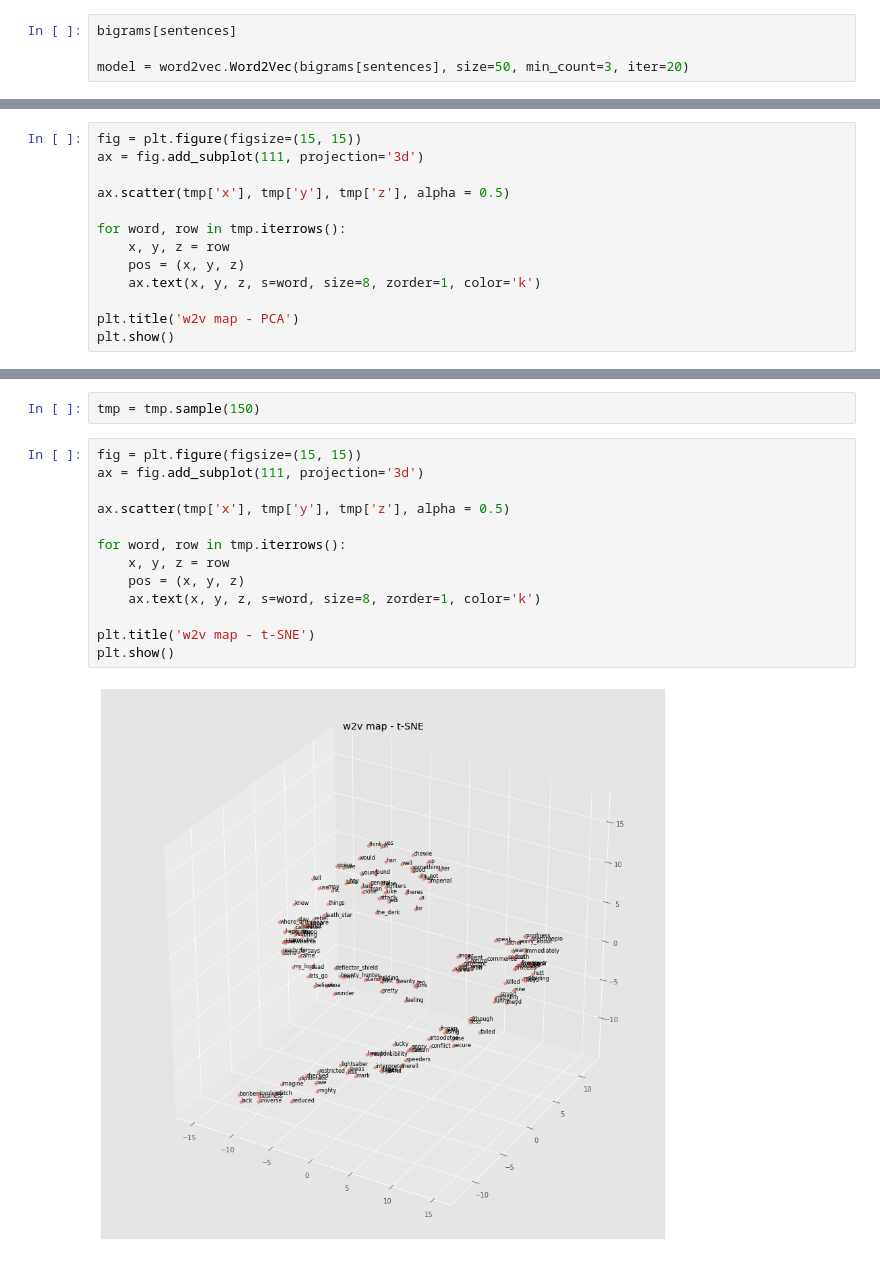
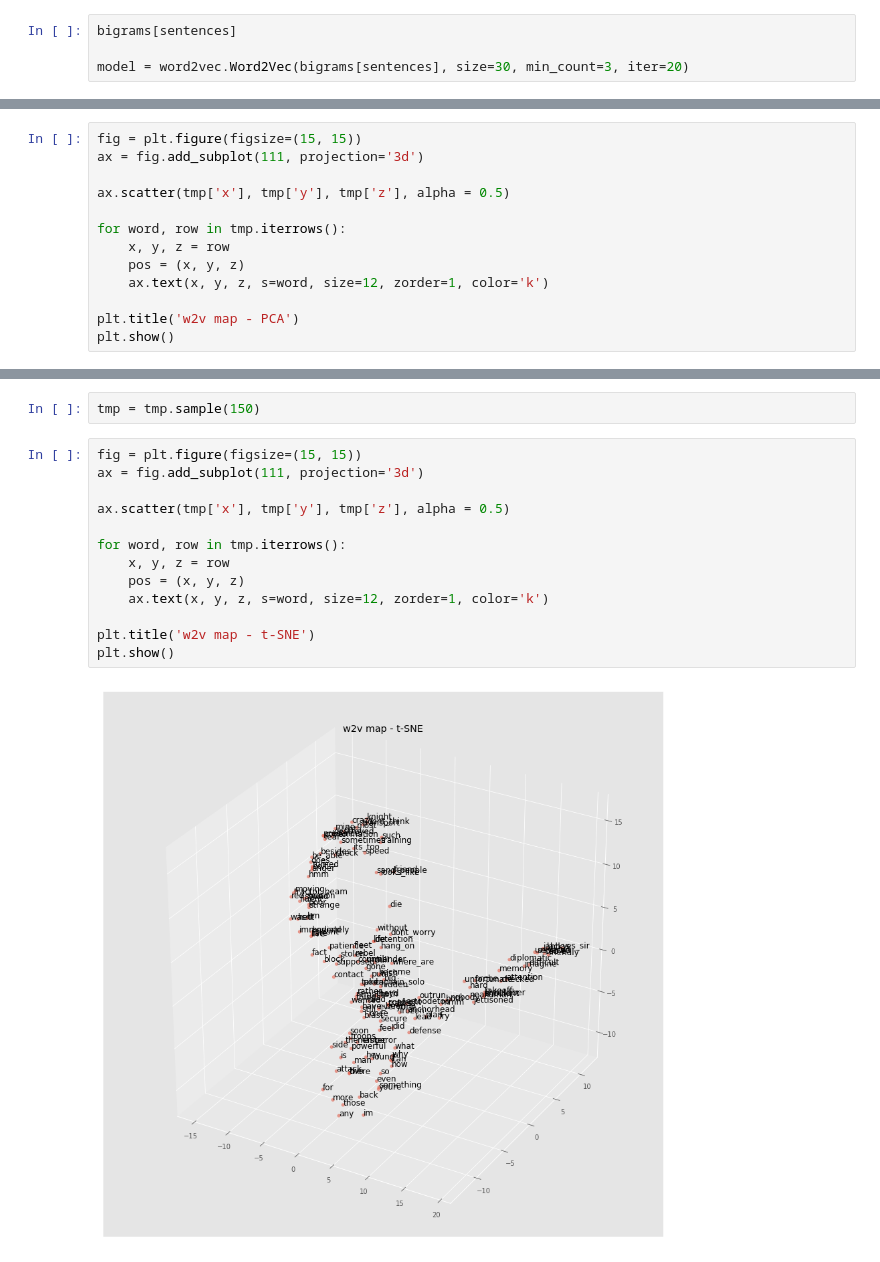
Before and after one commit to AaronCWacker/MachineLearning, a Jupyter notebook: IoTApps/word2vec.ipynb, the cells around one changed output, grey strips where cells are left out. Saved outputs shown, nothing was run; the diff lists cells and outputs as text.

```diff
--- a/IoTApps/word2vec.ipynb
+++ b/IoTApps/word2vec.ipynb
@@ -100,7 +100,7 @@ This gives us something to train a w2v model over. There are a couple of importa
 # %%
 bigrams[sentences]
 
-model = word2vec.Word2Vec(bigrams[sentences], size=50, min_count=3, iter=20)
+model = word2vec.Word2Vec(bigrams[sentences], size=30, min_count=3, iter=20)
 # %%
 model.wv.most_similar('death_star')
 # %% [output]
@@ -160,7 +160,7 @@ ax.scatter(tmp['x'], tmp['y'], tmp['z'], alpha = 0.5)
 for word, row in tmp.iterrows():
     x, y, z = row
     pos = (x, y, z)
-    ax.text(x, y, z, s=word, size=8, zorder=1, color='k')
+    ax.text(x, y, z, s=word, size=12, zorder=1, color='k')
 
 plt.title('w2v map - PCA')
 plt.show()
@@ -185,15 +185,15 @@ tmp = tmp.sample(150)
 # %%
 fig = plt.figure(figsize=(15, 15))
 ax = fig.add_subplot(111, projection='3d')
 
 ax.scatter(tmp['x'], tmp['y'], tmp['z'], alpha = 0.5)
 
 for word, row in tmp.iterrows():
     x, y, z = row
     pos = (x, y, z)
-    ax.text(x, y, z, s=word, size=8, zorder=1, color='k')
+    ax.text(x, y, z, s=word, size=12, zorder=1, color='k')
 
 plt.title('w2v map - t-SNE')
 plt.show()
 # %% [output]
-[figure, old version]
+[figure, new version]
```
Also changed, not shown: parts of 4 cells of this notebook, 3 other files.
